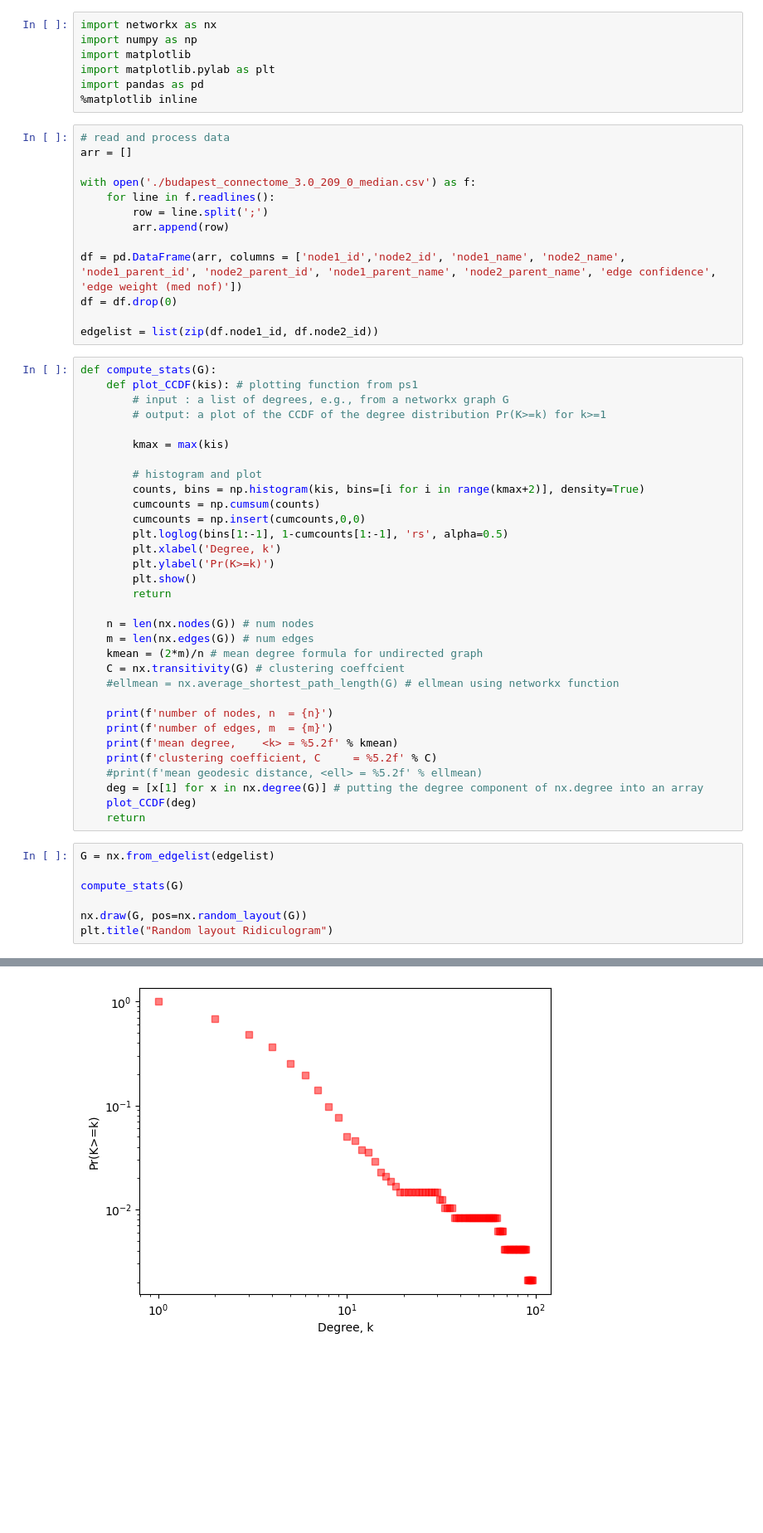
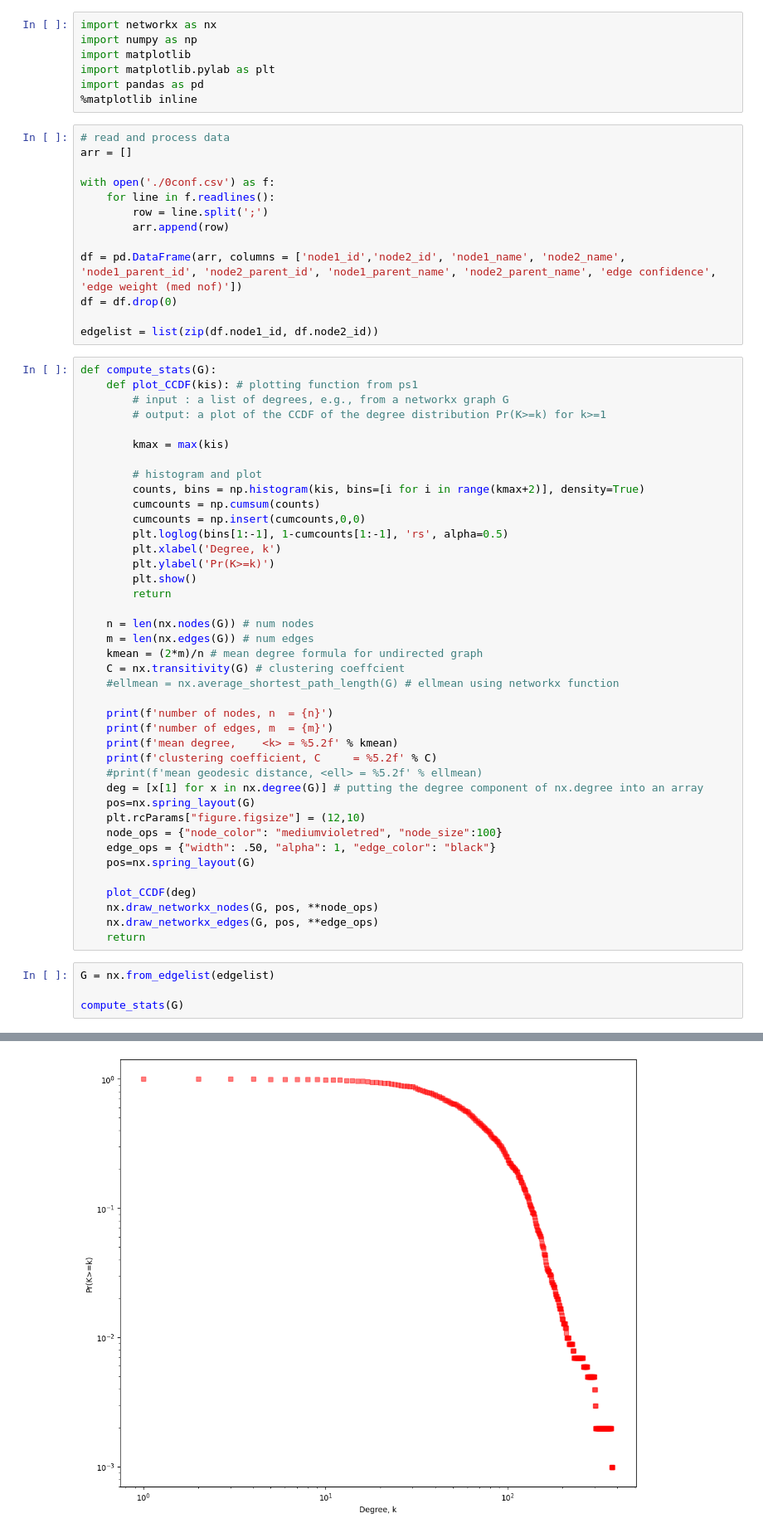
Before and after one commit to Sravvv/3352-final, a Jupyter notebook: 3352 Final Project.ipynb, the cells around one changed output, grey strips where cells are left out. Shown at 83% size. Drawn from its saved outputs; the diff is of its cells as text; blank space fills up the shorter version.

```diff
--- a/3352 Final Project.ipynb
+++ b/3352 Final Project.ipynb
@@ -9,7 +9,7 @@ import pandas as pd
 # read and process data
 arr = []
 
-with open('./budapest_connectome_3.0_209_0_median.csv') as f:
+with open('./0conf.csv') as f:
     for line in f.readlines():
         row = line.split(';')
         arr.append(row)
@@ -48,13 +48,18 @@ def compute_stats(G):
     print(f'clustering coefficient, C     = %5.2f' % C)
     #print(f'mean geodesic distance, <ell> = %5.2f' % ellmean)
     deg = [x[1] for x in nx.degree(G)] # putting the degree component of nx.degree into an array
+    pos=nx.spring_layout(G)
+    plt.rcParams["figure.figsize"] = (12,10)
+    node_ops = {"node_color": "mediumvioletred", "node_size":100}
+    edge_ops = {"width": .50, "alpha": 1, "edge_color": "black"}
+    pos=nx.spring_layout(G)
+
     plot_CCDF(deg)
+    nx.draw_networkx_nodes(G, pos, **node_ops)
+    nx.draw_networkx_edges(G, pos, **edge_ops)
     return
 # %%
 G = nx.from_edgelist(edgelist)
 
 compute_stats(G)
-
-nx.draw(G, pos=nx.random_layout(G))
-plt.title("Random layout Ridiculogram")
 # %% [output]
@@ -65 +70 @@ clustering coefficient, C     =  0.12
-[figure, old version]
+[figure, new version]
```
Also changed, not shown: parts of 3 cells of this notebook, 1 other file.
